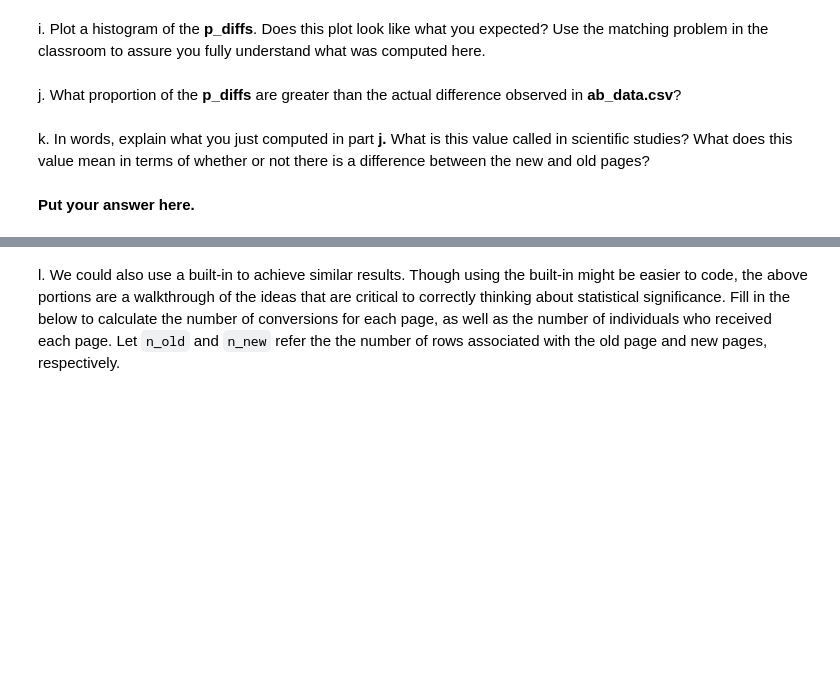
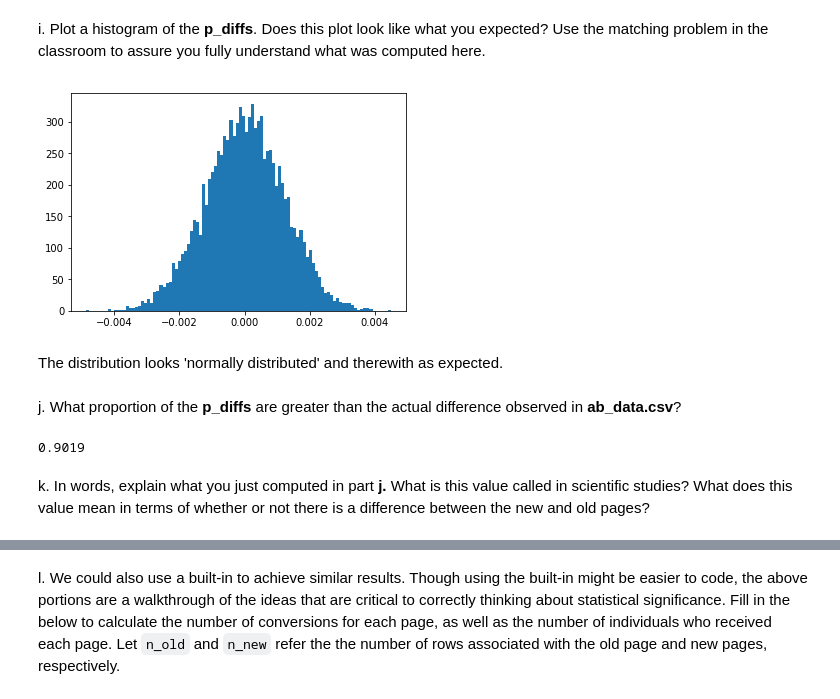
Before and after one commit to QuantificAid/analyze_ab_test_results, a Jupyter notebook: Analyze_ab_test_results_notebook.ipynb, the cells around one changed output, grey strips where cells are left out. Cells and saved outputs as stored; diff of their text form; code cells hidden in the pictures; blank space fills up the shorter version.

```diff
--- a/Analyze_ab_test_results_notebook.ipynb
+++ b/Analyze_ab_test_results_notebook.ipynb
@@ -109,6 +271,16 @@ d. What is $n_{old}$?
 # %% [markdown]
 e. Simulate $n_{new}$ transactions with a convert rate of $p_{new}$ under the null.  Store these $n_{new}$ 1's and 0's in **new_page_converted**.
+# %%
+# new_page_converted = df2[df2.landing_page == 'new_page'].sample(n_new, replace=True)
+new_page_converted = np.random.binomial(1, p=p_new, size=n_new)
 # %% [markdown]
 f. Simulate $n_{old}$ transactions with a convert rate of $p_{old}$ under the null.  Store these $n_{old}$ 1's and 0's in **old_page_converted**.
+# %%
+# old_page_converted = df2[df2.landing_page == 'old_page'].sample(n_old, replace=True)
+old_page_converted = np.random.binomial(1, p=p_old, size=n_old)
 # %% [markdown]
 g. Find $p_{new}$ - $p_{old}$ for your simulated values from part (e) and (f).
+# %%
+# diff = new_page_converted.converted.mean() - old_page_converted.converted.mean()
+diff = new_page_converted.mean() - old_page_converted.mean()
+diff
@@ -115,10 +289,28 @@ g. Find $p_{new}$ - $p_{old}$ for your simulated values from part (e) and (f).
 # %% [markdown]
 h. Simulate 10,000 $p_{new}$ - $p_{old}$ values using this same process similarly to the one you calculated in parts **a. through g.** above.  Store all 10,000 values in a numpy array called **p_diffs**.
+# %%
+p_diffs = []
+for _ in range(10_000):
+    # new_page_converted = df2[df2.landing_page == 'new_page'].sample(n_new, replace=True)
+    # old_page_converted = df2[df2.landing_page == 'old_page'].sample(n_old, replace=True)
+    # diff = new_page_converted.converted.mean() - old_page_converted.converted.mean()
+    new_page_converted = np.random.binomial(1, p=p_new, size=n_new)
+    old_page_converted = np.random.binomial(1, p=p_old, size=n_old)
+    diff = new_page_converted.mean() - old_page_converted.mean()
+    p_diffs.append(diff)
 # %% [markdown]
 i. Plot a histogram of the **p_diffs**.  Does this plot look like what you expected?  Use the matching problem in the classroom to assure you fully understand what was computed here.
+# %%
+plt.hist(p_diffs, bins=100);
+# %% [output]
+[figure, added]
+# %% [markdown]
+The distribution looks 'normally distributed' and therewith as expected.
 # %% [markdown]
 j. What proportion of the **p_diffs** are greater than the actual difference observed in **ab_data.csv**?
+# %%
+(p_diffs > (df2[df2.landing_page == 'new_page'].converted.mean() - df2[df2.landing_page == 'old_page'].converted.mean())).mean()
+# %% [output]
+0.9019
 # %% [markdown]
 k. In words, explain what you just computed in part **j.**  What is this value called in scientific studies?  What does this value mean in terms of whether or not there is a difference between the new and old pages?
-# %% [markdown]
-**Put your answer here.**
```
Also changed, not shown: parts of 57 cells of this notebook, 23 other files.
